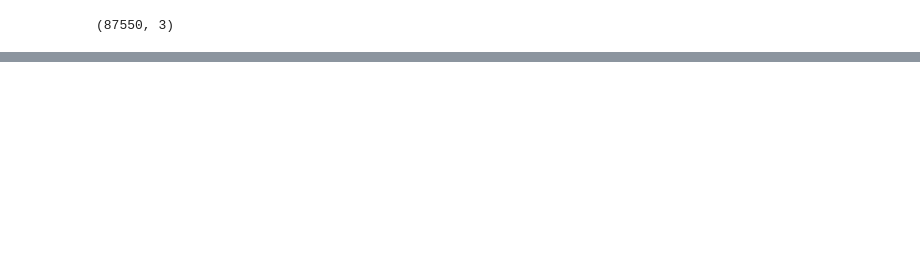
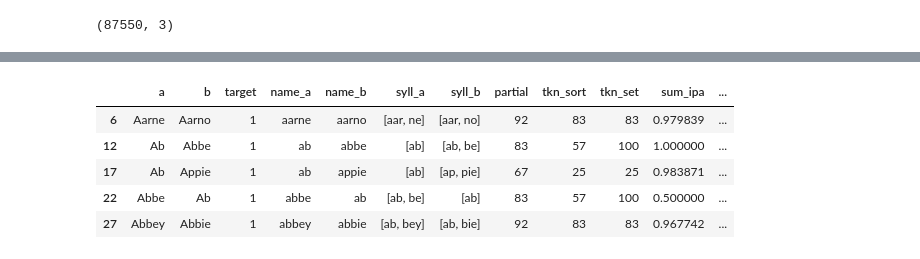
Before and after one commit to mkars01/fuzzy-name-matcher, a Jupyter notebook: notebooks/03_Feature_Engineering.ipynb, the cells around one changed output, grey strips where cells are left out. Cells and saved outputs as stored; diff of their text form; code cells hidden in the pictures; blank space fills up the shorter version.

Commit message:
hmni version of fuzzy-name-matcher

```diff
--- a/notebooks/03_Feature_Engineering.ipynb
+++ b/notebooks/03_Feature_Engineering.ipynb
@@ -35,0 +149,3 @@ df.sample(10)
+# %%
+df['partial'] = df.apply(lambda row: fuzz.partial_ratio(row.syll_a,row.syll_b), axis=1)
+df.head()
@@ -35,0 +159,3 @@ df.sample(10)
+# %%
+df['tkn_sort'] = df.apply(lambda row: fuzz.token_sort_ratio(row.syll_a,row.syll_b), axis=1)
+df.head()
@@ -35,0 +169,3 @@ df.sample(10)
+# %%
+df['tkn_set'] = df.apply(lambda row: fuzz.token_set_ratio(row.syll_a,row.syll_b), axis=1)
+df.head()
@@ -35,0 +179,9 @@ df.sample(10)
+# %%
+pe = Ainsworth()
+def sum_ipa(name_a, name_b):
+    feat1 = ipa_to_features(pe.encode(name_a))
+    feat2 = ipa_to_features(pe.encode(name_b))
+    score = sum(cmp_features(f1, f2) for f1, f2 in zip(feat1, feat2))/len(feat1)
+    return score
+df['sum_ipa'] = df.apply(lambda row: sum_ipa(row.name_a, row.name_b), axis=1)
+df.head()
@@ -35,0 +195,12 @@ df.sample(10)
+# %%
+pshp_soundex_first = PSHPSoundexFirst()
+df['pshp_soundex_first'] = df.apply(
+    lambda row: 1 if pshp_soundex_first.encode(row.name_a)==pshp_soundex_first.encode(row.name_b) else 0, axis=1)
+df[df.pshp_soundex_first!=0].head()
+# %% [output]
+|  | a | b | target | name_a | name_b | syll_a | syll_b | partial | tkn_sort | tkn_set | sum_ipa | ... |
+| 6 | Aarne | Aarno | 1 | aarne | aarno | [aar, ne] | [aar, no] | 92 | 83 | 83 | 0.979839 | ... |
+| 12 | Ab | Abbe | 1 | ab | abbe | [ab] | [ab, be] | 83 | 57 | 100 | 1.000000 | ... |
+| 17 | Ab | Appie | 1 | ab | appie | [ab] | [ap, pie] | 67 | 25 | 25 | 0.983871 | ... |
+| 22 | Abbe | Ab | 1 | abbe | ab | [ab, be] | [ab] | 83 | 57 | 100 | 0.500000 | ... |
+| 27 | Abbey | Abbie | 1 | abbey | abbie | [ab, bey] | [ab, bie] | 92 | 83 | 83 | 0.967742 | ... |
```
Also changed, not shown: parts of 15 cells of this notebook, 12 other files.
